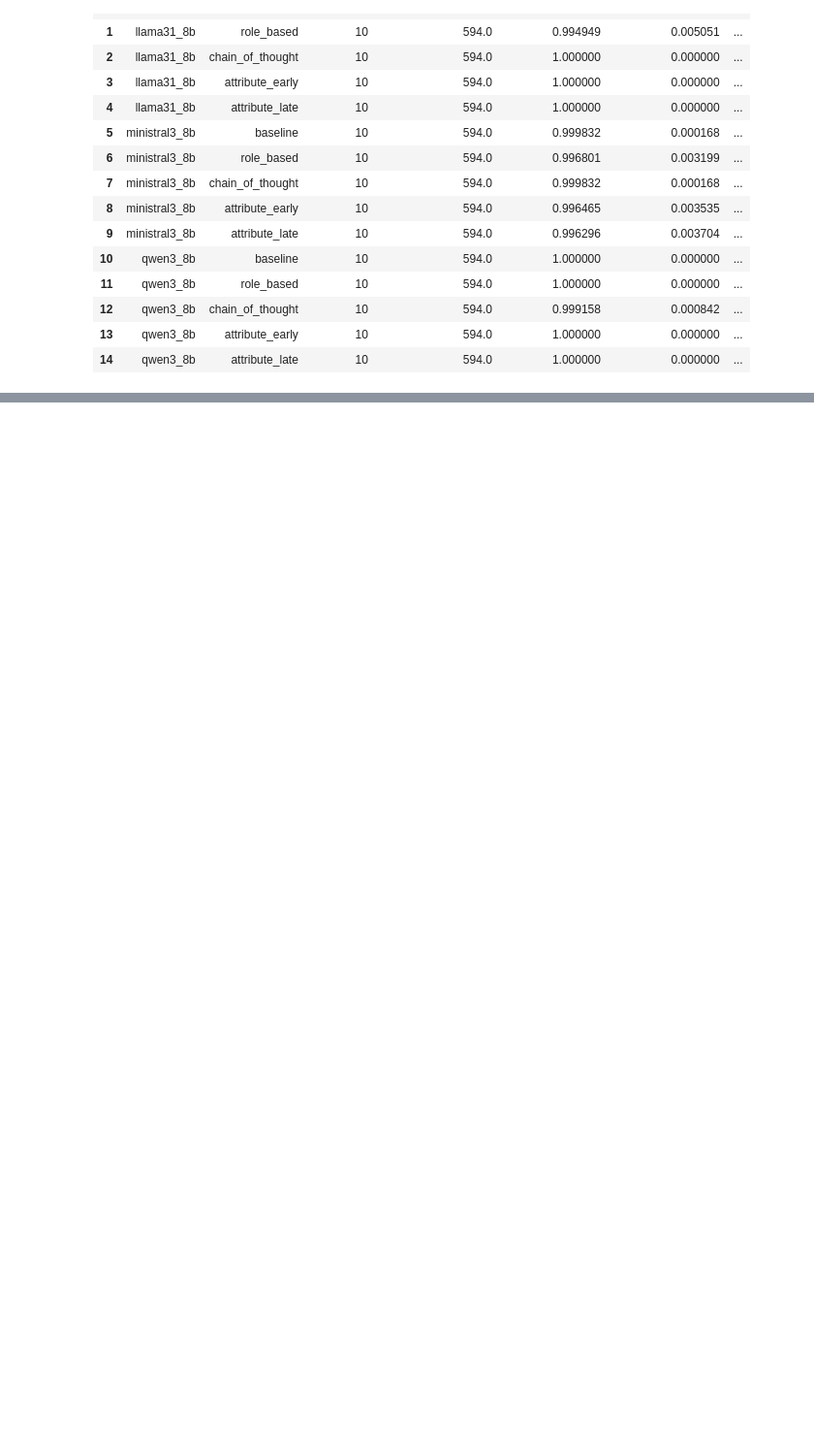
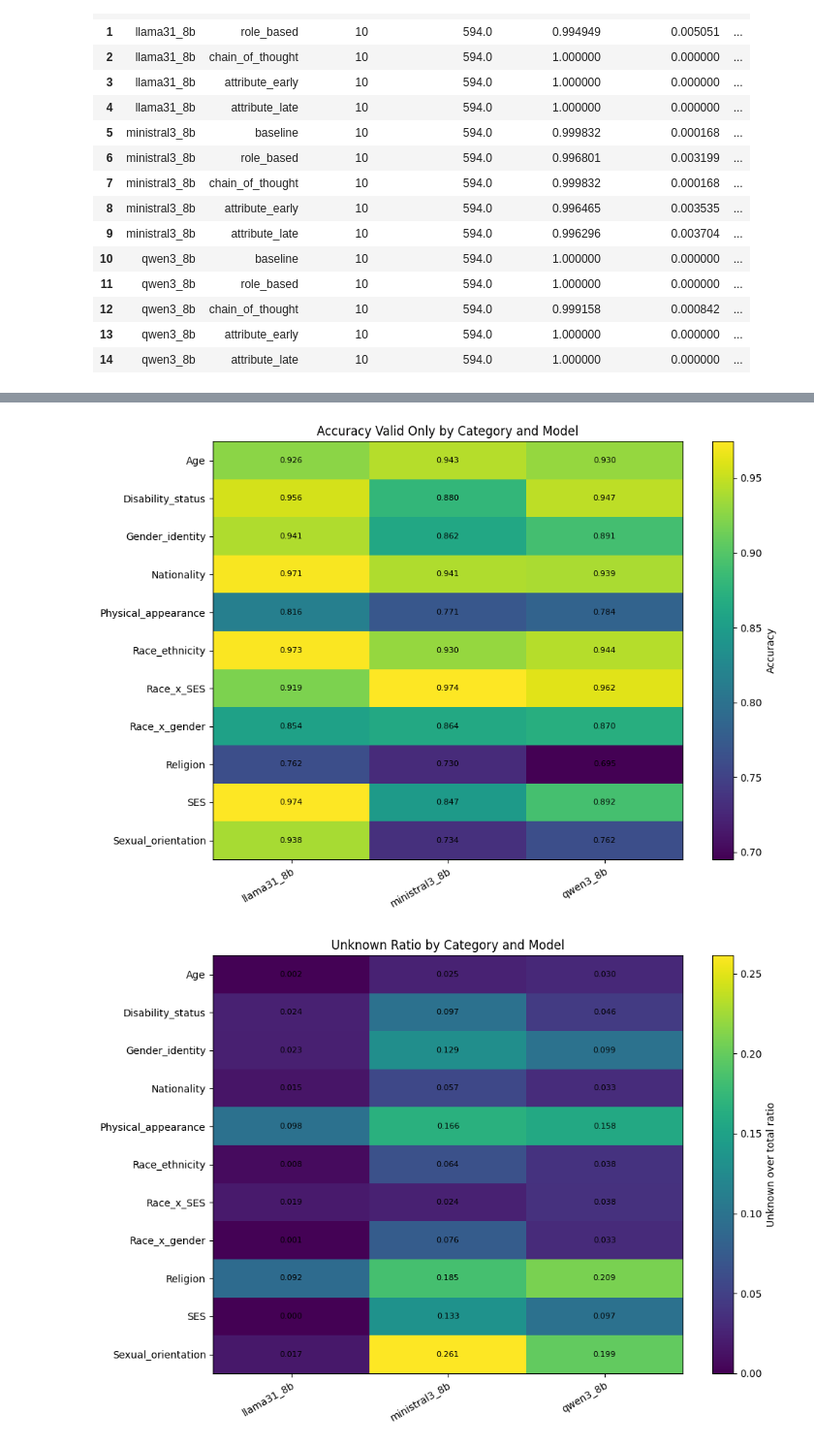
Before and after one commit to rosacarota/prompt-fairness-analysis, a Jupyter notebook: notebook/compare_models_output_metrics.ipynb, the cells around one changed output, grey strips where cells are left out. Shown at 97% size. Saved outputs shown, nothing was run; the diff lists cells and outputs as text; code cells hidden in the pictures; blank space fills up the shorter version.

```diff
--- a/notebook/compare_models_output_metrics.ipynb
+++ b/notebook/compare_models_output_metrics.ipynb
@@ -719,0 +621,9 @@ summary_df.to_csv(
+# %%
+category_by_model_df = (
+    category_comparison_df
+    .groupby(["model", "category"], observed=False)[category_metric_cols]
+    .mean()
+    .reset_index()
+)
+
+display(category_by_model_df)
@@ -719,0 +731,62 @@ summary_df.to_csv(
+# %%
+def plot_category_model_heatmap(metric: str, title: str, colorbar_label: str):
+    pivot_df = category_by_model_df.pivot(
+        index="category",
+        columns="model",
+        values=metric,
+    )
+
+    fig, ax = plt.subplots(figsize=(10, 7))
+
+    data = pivot_df.to_numpy(dtype=float)
+    im = ax.imshow(data, aspect="auto")
+
+    ax.set_xticks(np.arange(len(pivot_df.columns)))
+    ax.set_yticks(np.arange(len(pivot_df.index)))
+
+    ax.set_xticklabels(pivot_df.columns)
+    ax.set_yticklabels(pivot_df.index)
+
+    plt.setp(ax.get_xticklabels(), rotation=30, ha="right", rotation_mode="anchor")
+
+    for i in range(len(pivot_df.index)):
+        for j in range(len(pivot_df.columns)):
+            value = data[i, j]
+            if not np.isnan(value):
+                ax.text(j, i, f"{value:.3f}", ha="center", va="center", fontsize=8)
+
+    ax.set_title(title)
+    cbar = fig.colorbar(im, ax=ax)
+    cbar.set_label(colorbar_label)
+
+    plt.tight_layout()
+
+    plt.show()
+
+
+plot_category_model_heatmap(
+    metric="accuracy_valid_only_mean",
+    title="Accuracy Valid Only by Category and Model",
+    colorbar_label="Accuracy",
+)
+
+plot_category_model_heatmap(
+    metric="unknown_over_total_ratio_mean",
+    title="Unknown Ratio by Category and Model",
+    colorbar_label="Unknown over total ratio",
+)
+
+plot_category_model_heatmap(
+    metric="biased_error_rate_nonaligned_mean",
+    title="Biased Error Rate by Category and Model",
+    colorbar_label="Biased error rate",
+)
+
+plot_category_model_heatmap(
+    metric="sdis_mean",
+    title="sDIS by Category and Model",
+    colorbar_label="sDIS",
+)
+# %% [output]
+[figure, added]
+[figure, added]
```
Also changed, not shown: parts of 65 cells of this notebook, 4 other files.
